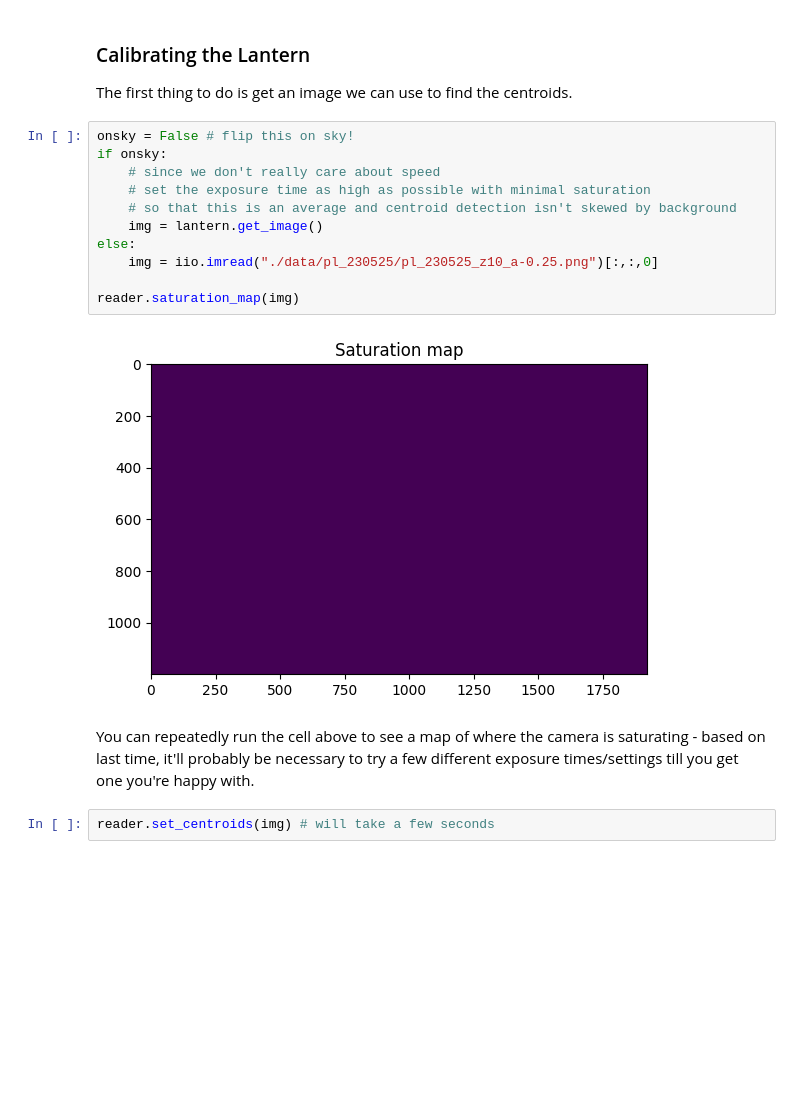
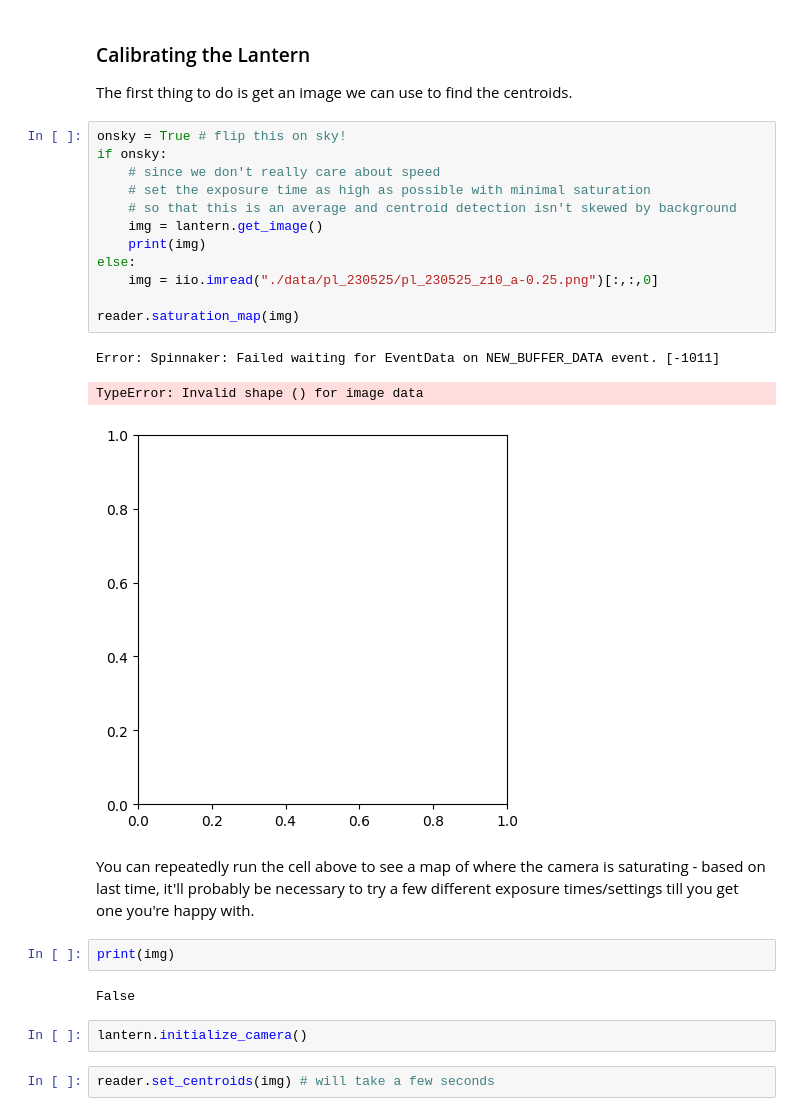
Before and after one commit to aditya-sengupta/photonics, a Jupyter notebook: shane_september_2023.ipynb, the cells around one changed output. Saved outputs shown, nothing was run; the diff lists cells and outputs as text; blank space fills up the shorter version.

```diff
--- a/shane_september_2023.ipynb
+++ b/shane_september_2023.ipynb
@@ -43,20 +47,29 @@ lantern = photonics.ShaneLantern(
 
 The first thing to do is get an image we can use to find the centroids.
 # %%
-onsky = False # flip this on sky!
+onsky = True # flip this on sky!
 if onsky:
     # since we don't really care about speed
     # set the exposure time as high as possible with minimal saturation
     # so that this is an average and centroid detection isn't skewed by background
     img = lantern.get_image()
+    print(img)
 else:
     img = iio.imread("./data/pl_230525/pl_230525_z10_a-0.25.png")[:,:,0]
 
 reader.saturation_map(img)
 # %% [output]
+Error: Spinnaker: Failed waiting for EventData on NEW_BUFFER_DATA event. [-1011]
+TypeError: Invalid shape () for image data
-[figure, old version]
+[figure, new version]
 # %% [markdown]
 You can repeatedly run the cell above to see a map of where the camera is saturating - based on last time, it'll probably be necessary to try a few different exposure times/settings till you get one you're happy with.
+# %%
+print(img)
+# %% [output]
+False
+# %%
+lantern.initialize_camera()
 # %%
 reader.set_centroids(img) # will take a few seconds
 # %% [markdown]
```
Also changed, not shown: parts of 3 cells of this notebook, 2 other files.
